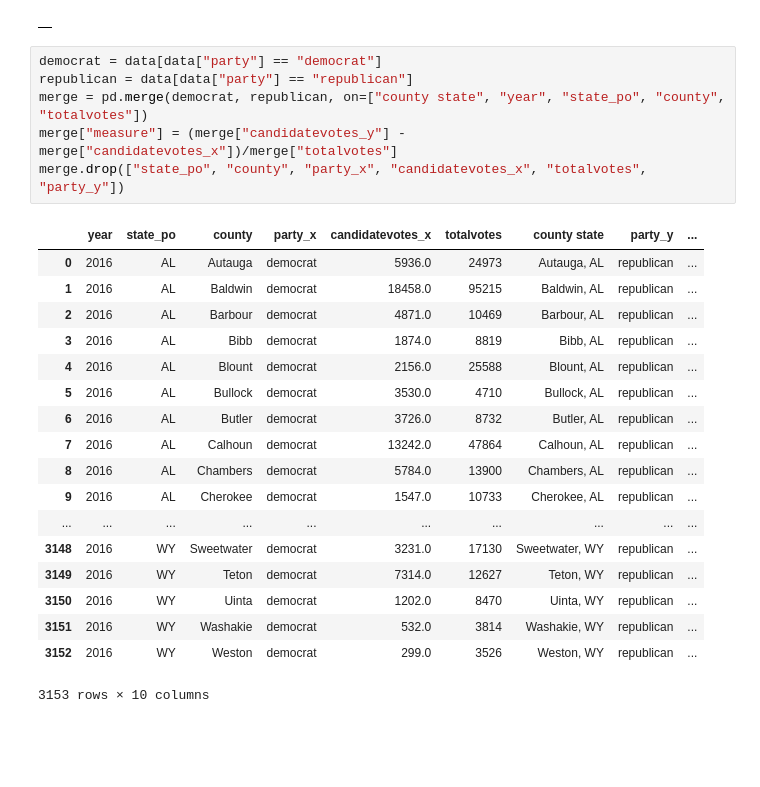
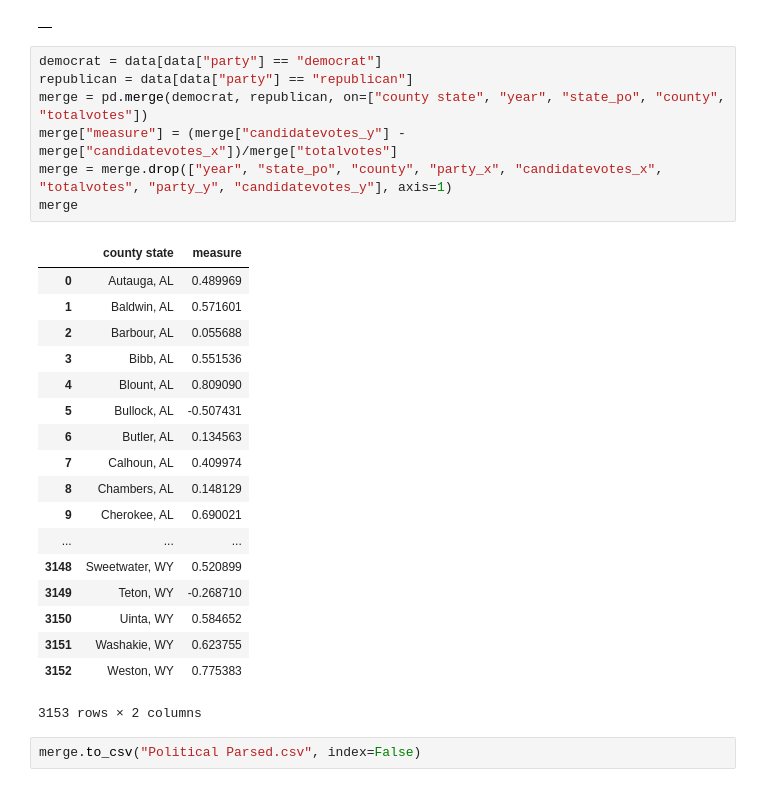
Before and after one commit to richik-ray/Moving-Dashboard, a Jupyter notebook: Data.ipynb, the cells around one changed output. Cells and saved outputs as stored; diff of their text form; blank space fills up the shorter version.

```diff
--- a/Data.ipynb
+++ b/Data.ipynb
@@ -42,25 +42,28 @@ dataGroup.apply(calcPol)
 # %%
 democrat = data[data["party"] == "democrat"]
 republican = data[data["party"] == "republican"]
 merge = pd.merge(democrat, republican, on=["county state", "year", "state_po", "county", "totalvotes"])
 merge["measure"] = (merge["candidatevotes_y"] - merge["candidatevotes_x"])/merge["totalvotes"]
-merge.drop(["state_po", "county", "party_x", "candidatevotes_x", "totalvotes", "party_y"])
+merge = merge.drop(["year", "state_po", "county", "party_x", "candidatevotes_x", "totalvotes", "party_y", "candidatevotes_y"], axis=1)
+merge
 # %% [output]
-|  | year | state_po | county | party_x | candidatevotes_x | totalvotes | county state | party_y | ... |
-| 0 | 2016 | AL | Autauga | democrat | 5936.0 | 24973 | Autauga, AL | republican | ... |
-| 1 | 2016 | AL | Baldwin | democrat | 18458.0 | 95215 | Baldwin, AL | republican | ... |
-| 2 | 2016 | AL | Barbour | democrat | 4871.0 | 10469 | Barbour, AL | republican | ... |
-| 3 | 2016 | AL | Bibb | democrat | 1874.0 | 8819 | Bibb, AL | republican | ... |
-| 4 | 2016 | AL | Blount | democrat | 2156.0 | 25588 | Blount, AL | republican | ... |
-| 5 | 2016 | AL | Bullock | democrat | 3530.0 | 4710 | Bullock, AL | republican | ... |
-| 6 | 2016 | AL | Butler | democrat | 3726.0 | 8732 | Butler, AL | republican | ... |
-| 7 | 2016 | AL | Calhoun | democrat | 13242.0 | 47864 | Calhoun, AL | republican | ... |
-| 8 | 2016 | AL | Chambers | democrat | 5784.0 | 13900 | Chambers, AL | republican | ... |
-| 9 | 2016 | AL | Cherokee | democrat | 1547.0 | 10733 | Cherokee, AL | republican | ... |
-| ... | ... | ... | ... | ... | ... | ... | ... | ... | ... |
-| 3148 | 2016 | WY | Sweetwater | democrat | 3231.0 | 17130 | Sweetwater, WY | republican | ... |
-| 3149 | 2016 | WY | Teton | democrat | 7314.0 | 12627 | Teton, WY | republican | ... |
-| 3150 | 2016 | WY | Uinta | democrat | 1202.0 | 8470 | Uinta, WY | republican | ... |
-| 3151 | 2016 | WY | Washakie | democrat | 532.0 | 3814 | Washakie, WY | republican | ... |
-| 3152 | 2016 | WY | Weston | democrat | 299.0 | 3526 | Weston, WY | republican | ... |
+|  | county state | measure |
+| 0 | Autauga, AL | 0.489969 |
+| 1 | Baldwin, AL | 0.571601 |
+| 2 | Barbour, AL | 0.055688 |
+| 3 | Bibb, AL | 0.551536 |
+| 4 | Blount, AL | 0.809090 |
+| 5 | Bullock, AL | -0.507431 |
+| 6 | Butler, AL | 0.134563 |
+| 7 | Calhoun, AL | 0.409974 |
+| 8 | Chambers, AL | 0.148129 |
+| 9 | Cherokee, AL | 0.690021 |
+| ... | ... | ... |
+| 3148 | Sweetwater, WY | 0.520899 |
+| 3149 | Teton, WY | -0.268710 |
+| 3150 | Uinta, WY | 0.584652 |
+| 3151 | Washakie, WY | 0.623755 |
+| 3152 | Weston, WY | 0.775383 |
-3153 rows × 10 columns
+3153 rows × 2 columns
+# %%
+merge.to_csv("Political Parsed.csv", index=False)
```
Also changed, not shown: parts of 3 cells of this notebook, 3 other files.
